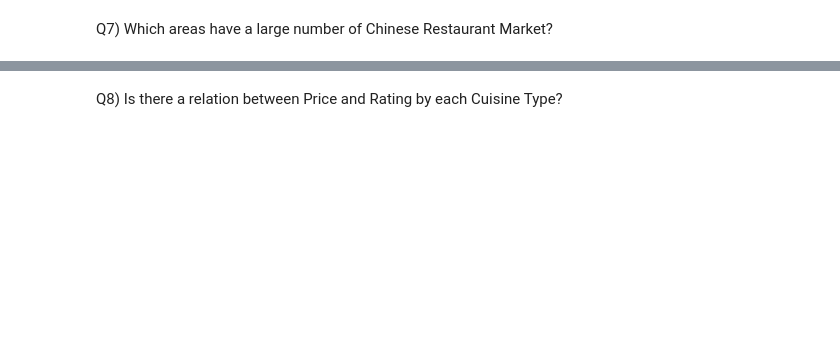
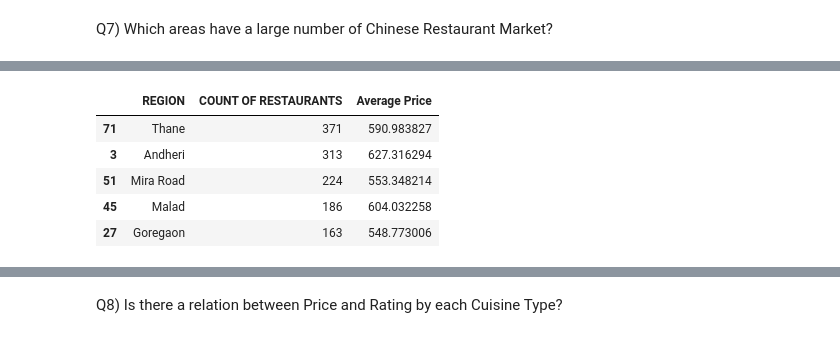
Before and after one commit to AIHemalatha/Data-Visualization, a Jupyter notebook: Zomato Mumbai.ipynb, the cells around one changed output, grey strips where cells are left out. Saved outputs shown, nothing was run; the diff lists cells and outputs as text; code cells hidden in the pictures; blank space fills up the shorter version.

```diff
--- a/Zomato Mumbai.ipynb
+++ b/Zomato Mumbai.ipynb
@@ -565,4 +645,11 @@ chinese_df
 # %%
-chinese_rest_df = chinese_df.groupby(by='REGION').agg({'NAME' : 'count', 'PRICE' : 'mean'}).rename(columns= {'NAME' : 'Restaurant Count','PRICE': 'Average Price'}).reset_index()
+chinese_rest_df = chinese_df.groupby(by='REGION').agg({'NAME' : 'count', 'PRICE' : 'mean'}).rename(columns= {'NAME' : 'COUNT OF RESTAURANTS','PRICE': 'Average Price'}).reset_index()
 chinese_rest_df = chinese_rest_df.sort_values('COUNT OF RESTAURANTS', ascending=False).head(25)
 chinese_rest_df.head()
+# %% [output]
+|  | REGION | COUNT OF RESTAURANTS | Average Price |
+| 71 | Thane | 371 | 590.983827 |
+| 3 | Andheri | 313 | 627.316294 |
+| 51 | Mira Road | 224 | 553.348214 |
+| 45 | Malad | 186 | 604.032258 |
+| 27 | Goregaon | 163 | 548.773006 |
```
Also changed, not shown: parts of 25 cells of this notebook.
